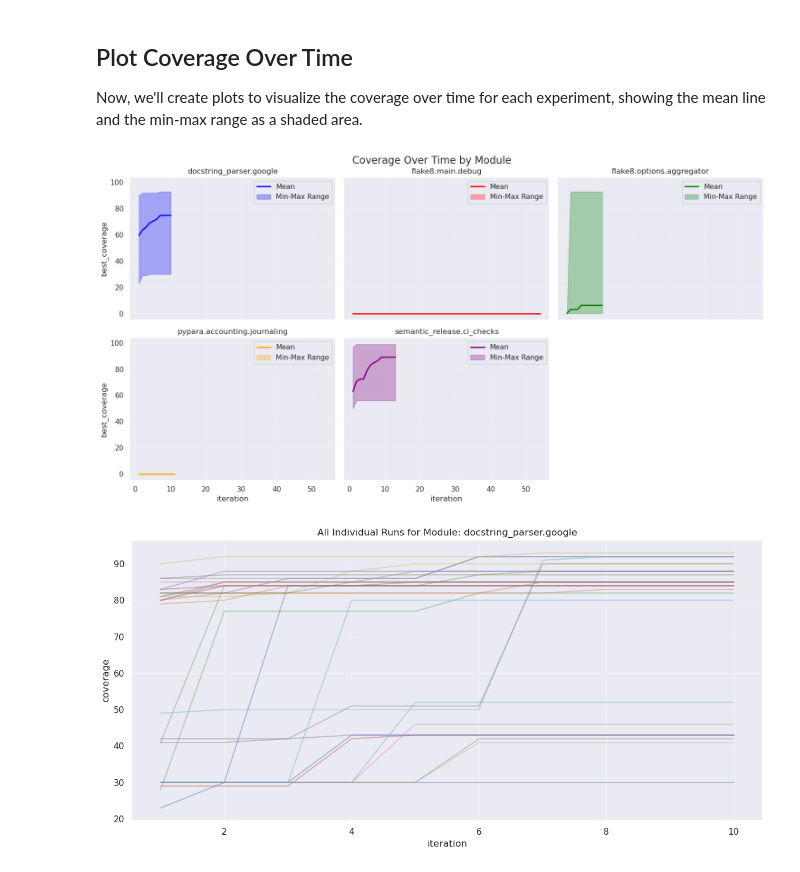
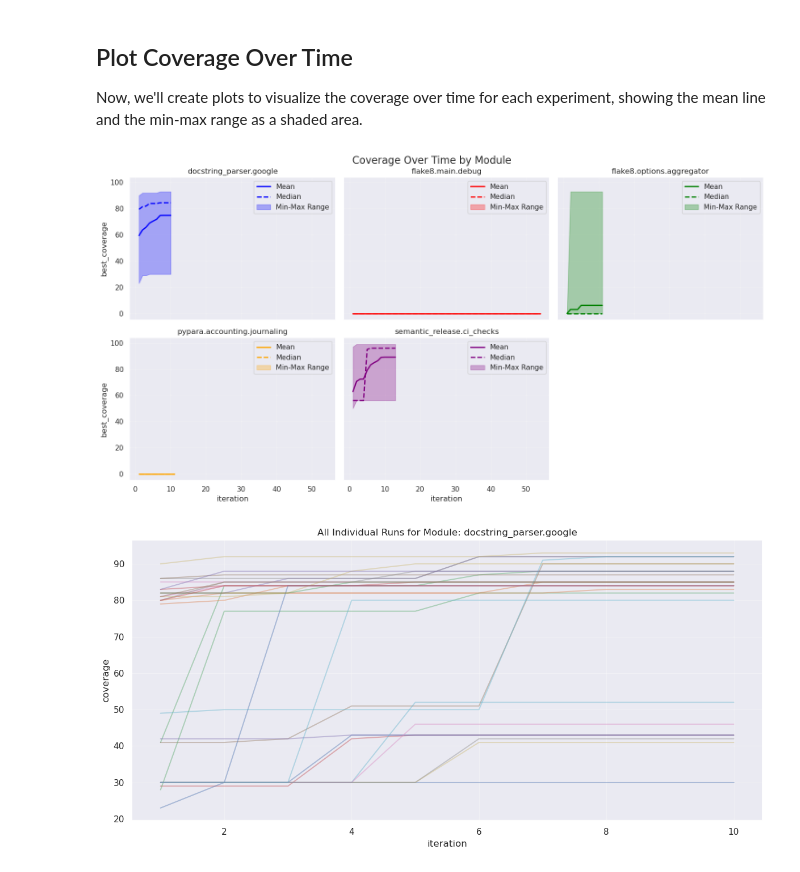
Before and after one commit to oskarkraak/noplateau, a Jupyter notebook: coverage_analysis.ipynb, the cells around one changed output. Cells and saved outputs as stored; diff of their text form; code cells hidden in the pictures.

Commit message:
Add median to data analysis

```diff
--- a/coverage_analysis.ipynb
+++ b/coverage_analysis.ipynb
@@ -210,7 +210,7 @@ if 'combined_df' in locals():
     print(f"\nUsing '{coverage_column}' as the coverage measure and '{time_column}' as the time measure")
 
     # Group by module and time, then calculate statistics
-    grouped = combined_df.groupby(['module', time_column])[coverage_column].agg(['mean', 'min', 'max']).reset_index()
+    grouped = combined_df.groupby(['module', time_column])[coverage_column].agg(['median','mean', 'min', 'max']).reset_index()
 
     print("\nCalculated statistics by experiment and time:")
     display(grouped.head(20))
@@ -345,6 +345,17 @@ for module in grouped['module'].unique():
     for i in range(1, len(module_data)):
         current_row = module_data.iloc[i]
         previous_row = module_data.iloc[i-1]
+
+        # Check if median decreased
+        if current_row['median'] < previous_row['median']:
+            decreasing_stats.append({
+                'module': module,
+                'iteration': current_row['iteration'],
+                'stat_type': 'median',
+                'previous_value': previous_row['median'],
+                'current_value': current_row['median'],
+                'decrease': previous_row['median'] - current_row['median']
+            })
 
         # Check if mean decreased
         if current_row['mean'] < previous_row['mean']:
@@ -397,7 +408,7 @@ if decreasing_stats:
     print(decreasing_df.nlargest(10, 'decrease')[['module', 'iteration', 'stat_type', 'decrease']])
 
 else:
-    print("No instances found where mean, min, or max decreased within any module.")
+    print("No instances found where median, mean, min, or max decreased within any module.")
 
 # Also show some examples of the progression for each module
 print("\n" + "="*70)
@@ -405,5 +416,5 @@ print("Sample progression for each module (first 5 iterations):")
 for module in grouped['module'].unique():
     module_data = grouped[grouped['module'] == module].sort_values('iteration').head(5)
     print(f"\n{module}:")
-    display(module_data[['iteration', 'mean', 'min', 'max']])
+    display(module_data[['iteration', 'median', 'mean', 'min', 'max']])
 # %% [output]
@@ -473,37 +484,44 @@ for i, module in enumerate(modules):
             color=colors[i % len(colors)],
             linewidth=2,
             label='Mean')
+
+    # Plot median line
+    ax.plot(module_data[time_column], module_data['median'],
+            color=colors[i % len(colors)],
+            linestyle='--',
+            linewidth=2,
+            label='Median')
 
     # Add shaded area for min-max range
     ax.fill_between(module_data[time_column],
                    module_data['min'],
                    module_data['max'],
                    color=colors[i % len(colors)],
                    alpha=0.3,
                    label='Min-Max Range')
 
     ax.set_title(f'{module}')
     ax.grid(True, alpha=0.3)
     ax.legend()
 
     if i % n_cols == 0:
         ax.set_ylabel(coverage_column)
     if i >= (n_rows - 1) * n_cols:
         ax.set_xlabel(time_column)
 
 # Hide unused subplots
 for j in range(i + 1, len(axes)):
     axes[j].set_visible(False)
 
 plt.suptitle('Coverage Over Time by Module', fontsize=16)
 plt.tight_layout()
 plt.subplots_adjust(top=0.92)
 
 os.makedirs('figures', exist_ok=True)
 plt.savefig('figures/coverage_over_time_by_module.png', dpi=300)
 plt.show()
 # %% [output]
-[figure, old version]
+[figure, new version]
 # %%
 # Plot all individual runs for each module in one graph
 
```
Also changed, not shown: parts of 3 cells of this notebook.
